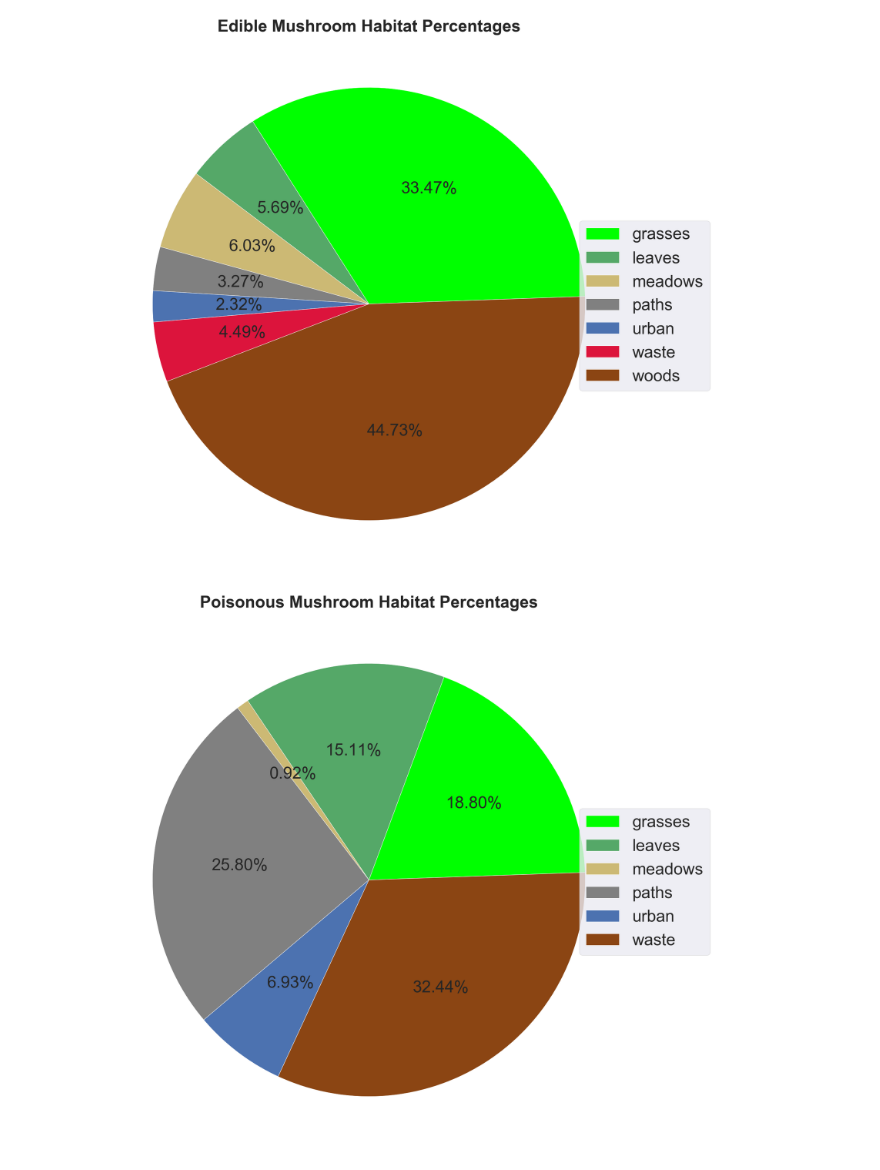
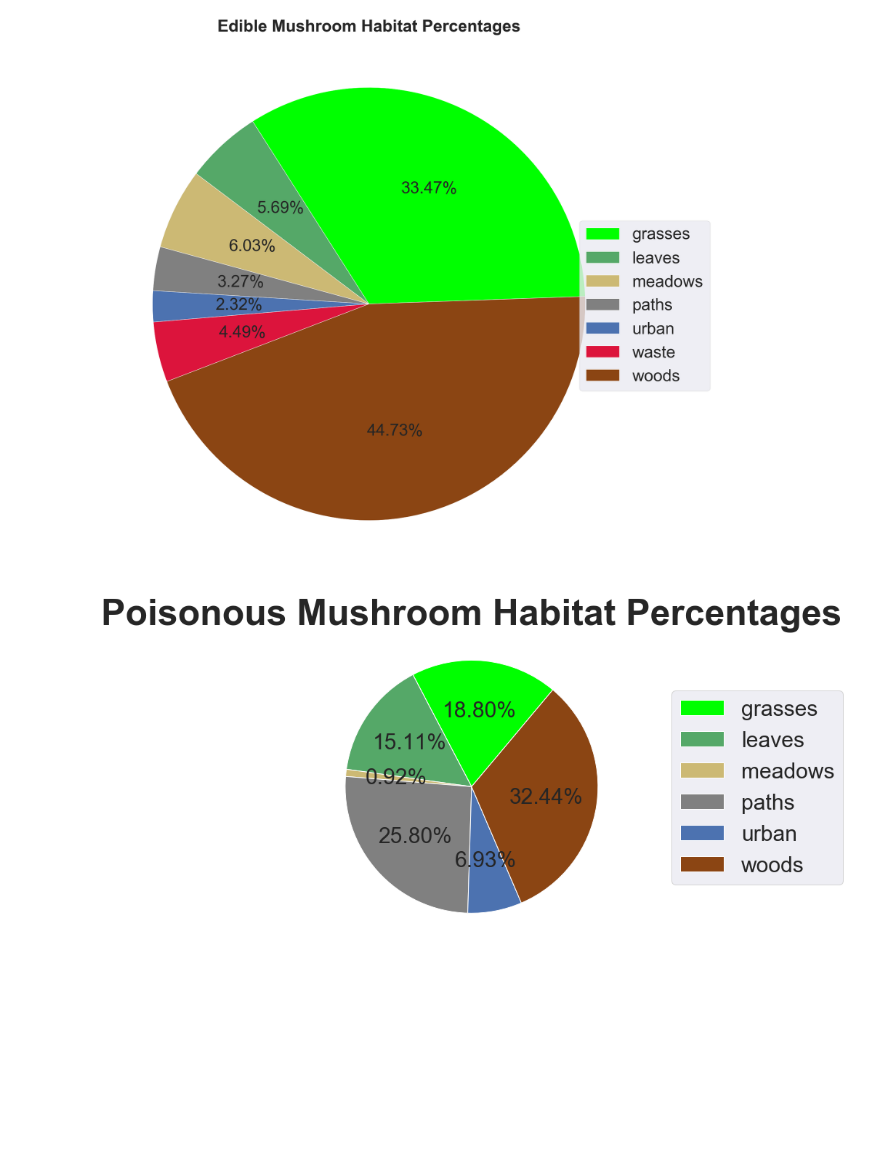
Before and after one commit to csun-data-science-bootcamp-20/Group9, a Jupyter notebook: Mushrooms.ipynb, the cells around one changed output. Saved outputs shown, nothing was run; the diff lists cells and outputs as text; code cells hidden in the pictures; blank space fills up the shorter version.

```diff
--- a/Mushrooms.ipynb
+++ b/Mushrooms.ipynb
@@ -745,18 +745,18 @@ plt.show()
 # %%
 count1 = poisonous_habitat_counts['count']
 label1 = poisonous_habitat_counts['habitat']
 colorsp = ['lime','g','y','grey','b','saddlebrown']
 pie2 = plt.pie(count1,
        colors = colorsp,
-       startangle=2,
+       startangle=50,
        autopct='%1.2f%%',
-       textprops={'fontsize':50})
+       textprops={'fontsize':30})
 plt.title('Poisonous Mushroom Habitat Percentages', weight='bold', size=50)
-plt.legend(pie2[0],labels, bbox_to_anchor=(1,0.5), loc="center right", fontsize=50,
+plt.legend(pie2[0],label1, bbox_to_anchor=(1,0.5), loc="center right", fontsize=30,
            bbox_transform=plt.gcf().transFigure)
 
 
 
 plt.show()
 # %% [output]
-[figure, old version]
+[figure, new version]
```
Also changed, not shown: parts of 22 cells of this notebook.
